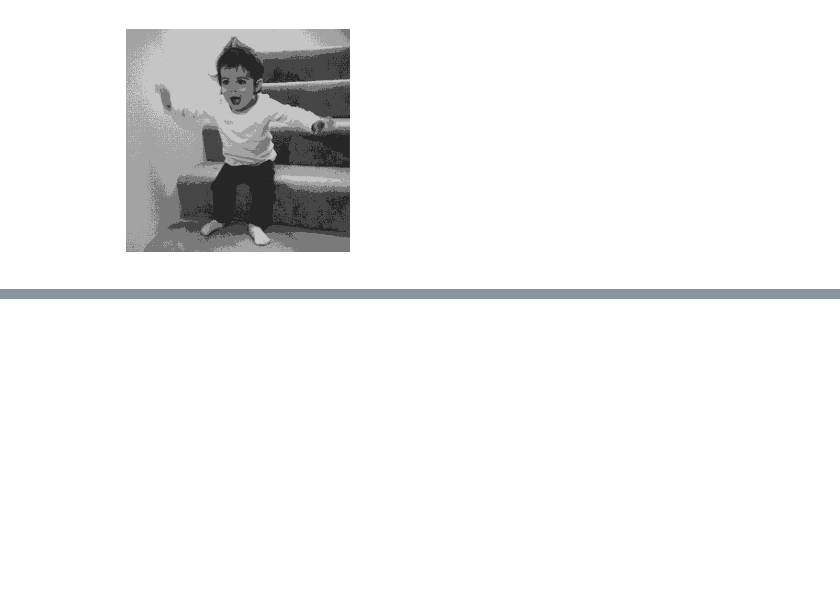
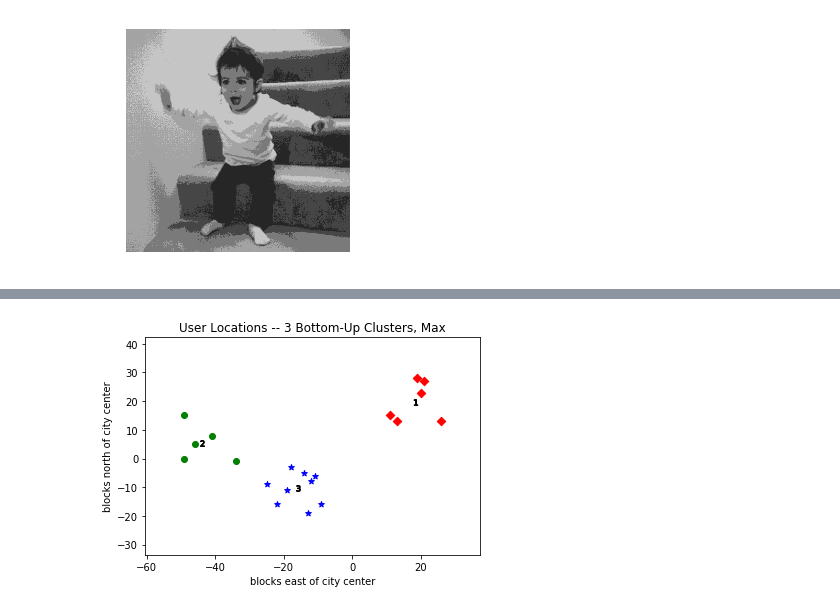
Before and after one commit to rnder/data-science-from-scratch, a Jupyter notebook: notebook/ch19_clustering.ipynb, the cells around one changed output, grey strips where cells are left out. Cells and saved outputs as stored; diff of their text form; code cells hidden in the pictures; blank space fills up the shorter version.

```diff
--- a/notebook/ch19_clustering.ipynb
+++ b/notebook/ch19_clustering.ipynb
@@ -256,0 +298,22 @@ recolor_image(path_to_png_file)
+# %%
+base_cluster = bottom_up_cluster(inputs, max)
+three_clusters = [get_values(cluster)
+                for cluster in generate_clusters(base_cluster, 3)]
+
+for i, cluster, marker, color in zip([1, 2, 3],
+                                    three_clusters,
+                                    ['D','o','*'],
+                                    ['r','g','b']):
+    xs, ys = zip(*cluster) # magic unzipping trick
+    plt.scatter(xs, ys, color=color, marker=marker)
+    # put a number at the mean of the cluster
+    x, y = vector_mean(cluster)
+    plt.plot(x, y, marker='$' + str(i) + '$', color='black')
+
+plt.margins(0.15, 0.3)
+plt.title("User Locations -- 3 Bottom-Up Clusters, Max")
+plt.xlabel("blocks east of city center")
+plt.ylabel("blocks north of city center")
+plt.show()
+# %% [output]
+[figure, added]
```
Also changed, not shown: parts of 5 cells of this notebook.
